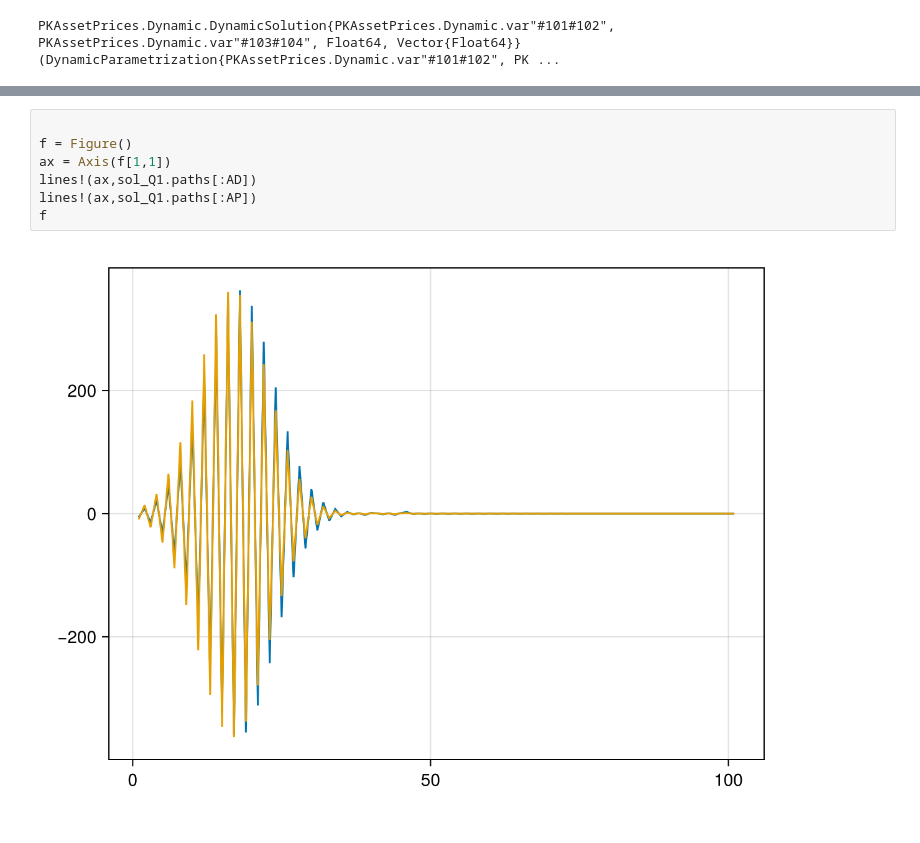
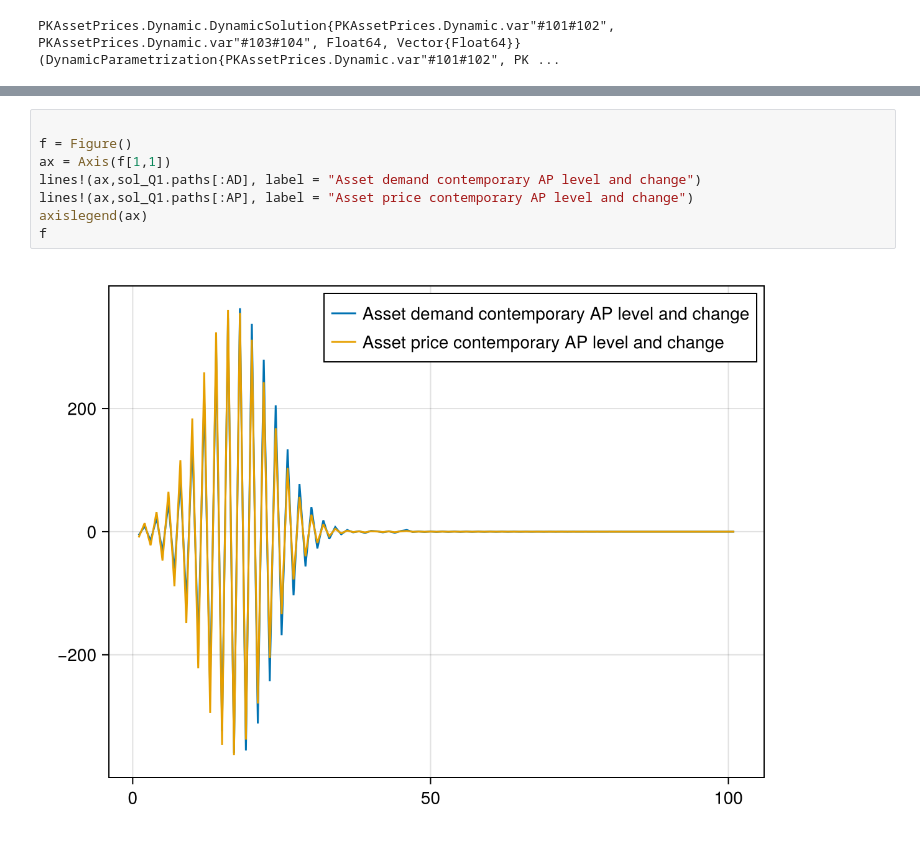
Before and after one commit to theplatters/PKAssetPrices, a Jupyter notebook: notebooks/ExperimentsAP.ipynb, the cells around one changed output, grey strips where cells are left out. Saved outputs shown, nothing was run; the diff lists cells and outputs as text.

```diff
--- a/notebooks/ExperimentsAP.ipynb
+++ b/notebooks/ExperimentsAP.ipynb
@@ -61,9 +52,10 @@ f
 # %%
 
 f = Figure()
 ax = Axis(f[1,1])
-lines!(ax,sol_Q1.paths[:AD])
-lines!(ax,sol_Q1.paths[:AP])
+lines!(ax,sol_Q1.paths[:AD], label = "Asset demand contemporary AP level and change")
+lines!(ax,sol_Q1.paths[:AP], label = "Asset price contemporary AP level and change")
+axislegend(ax)
 f
 # %% [output]
-[figure, old version]
+[figure, new version]
```
Also changed, not shown: parts of 3 cells of this notebook, 1 other file.
